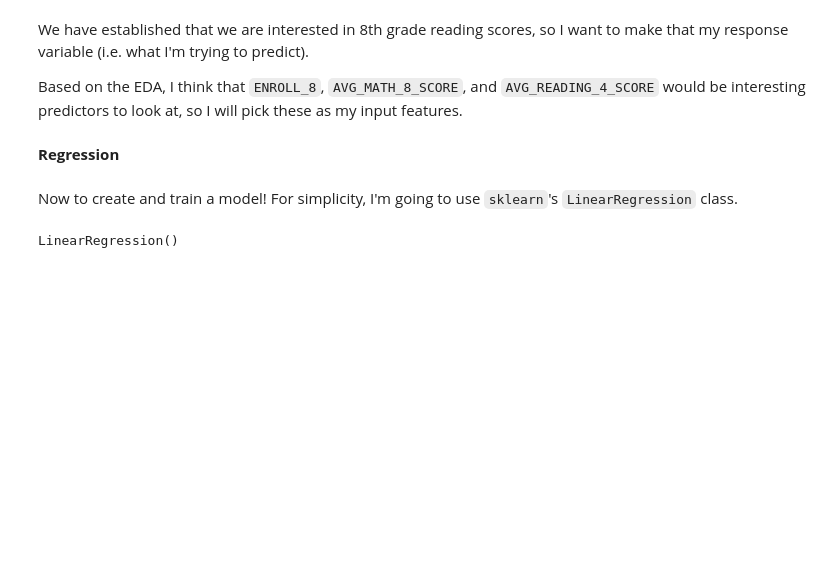
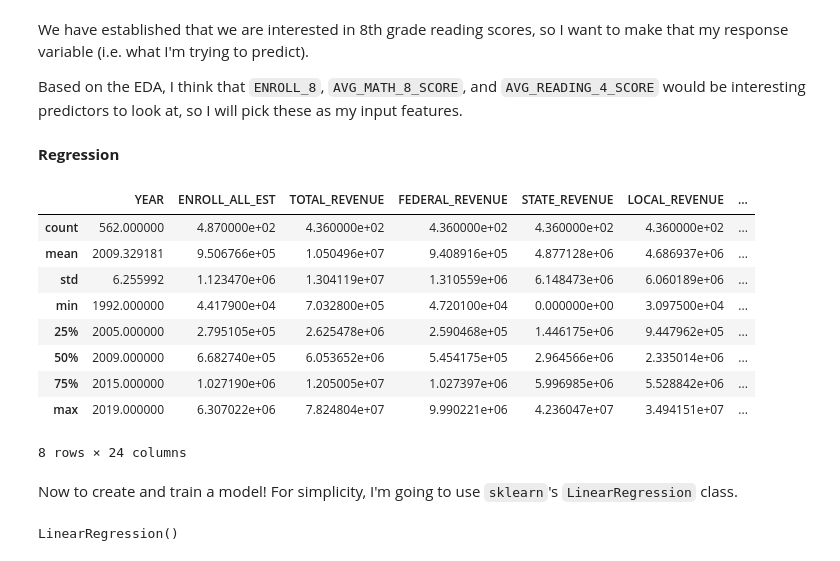
Before and after one commit to kramelea/git-tutorial, a Jupyter notebook: tutorial1/tutorial1.ipynb, the cells around one changed output. Drawn from its saved outputs; the diff is of its cells as text; code cells hidden in the pictures; blank space fills up the shorter version.

```diff
--- a/tutorial1/tutorial1.ipynb
+++ b/tutorial1/tutorial1.ipynb
@@ -382,6 +382,20 @@ y = df.loc[X.index]['AVG_READING_8_SCORE']
 # This time, we will fill the NaN with the median of y
 # We prefer median to mean because EDA reveals that the response variable is left-skewed. Therefore, the mean may not represent the data very well
 y.fillna(y.mean(), inplace=True)
+# %%
+#print (X) and print (y)
+df.describe()
+# %% [output]
+|  | YEAR | ENROLL_ALL_EST | TOTAL_REVENUE | FEDERAL_REVENUE | STATE_REVENUE | LOCAL_REVENUE | ... |
+| count | 562.000000 | 4.870000e+02 | 4.360000e+02 | 4.360000e+02 | 4.360000e+02 | 4.360000e+02 | ... |
+| mean | 2009.329181 | 9.506766e+05 | 1.050496e+07 | 9.408916e+05 | 4.877128e+06 | 4.686937e+06 | ... |
+| std | 6.255992 | 1.123470e+06 | 1.304119e+07 | 1.310559e+06 | 6.148473e+06 | 6.060189e+06 | ... |
+| min | 1992.000000 | 4.417900e+04 | 7.032800e+05 | 4.720100e+04 | 0.000000e+00 | 3.097500e+04 | ... |
+| 25% | 2005.000000 | 2.795105e+05 | 2.625478e+06 | 2.590468e+05 | 1.446175e+06 | 9.447962e+05 | ... |
+| 50% | 2009.000000 | 6.682740e+05 | 6.053652e+06 | 5.454175e+05 | 2.964566e+06 | 2.335014e+06 | ... |
+| 75% | 2015.000000 | 1.027190e+06 | 1.205005e+07 | 1.027397e+06 | 5.996985e+06 | 5.528842e+06 | ... |
+| max | 2019.000000 | 6.307022e+06 | 7.824804e+07 | 9.990221e+06 | 4.236047e+07 | 3.494151e+07 | ... |
+8 rows × 24 columns
 # %%
 # the test_size parameter defines what % of data is set aside for testing, 70 / 30 and 80 / 20 split are both typical
 # we don't have a huge data set but we still want to have a decently sized testing set
```
Also changed, not shown: parts of 2 cells of this notebook, 1 other file.
